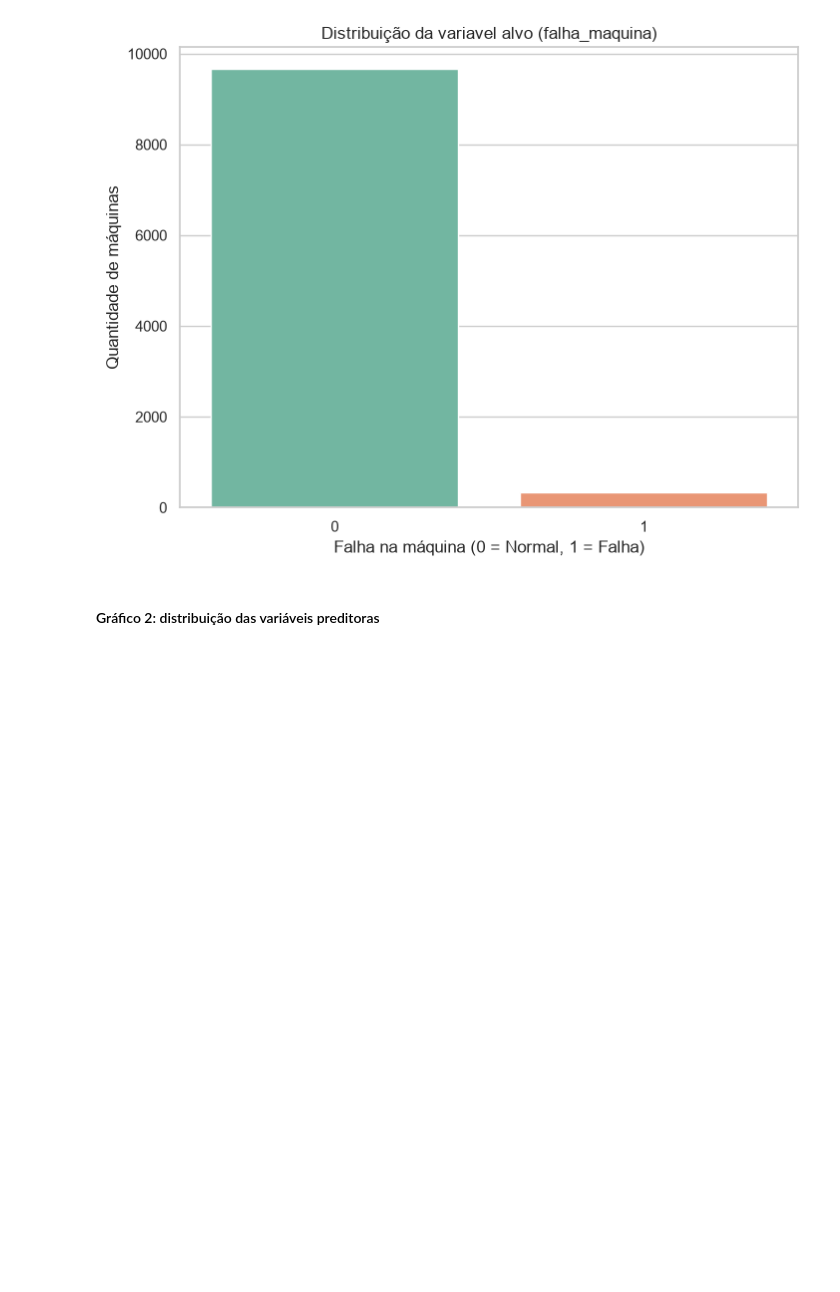
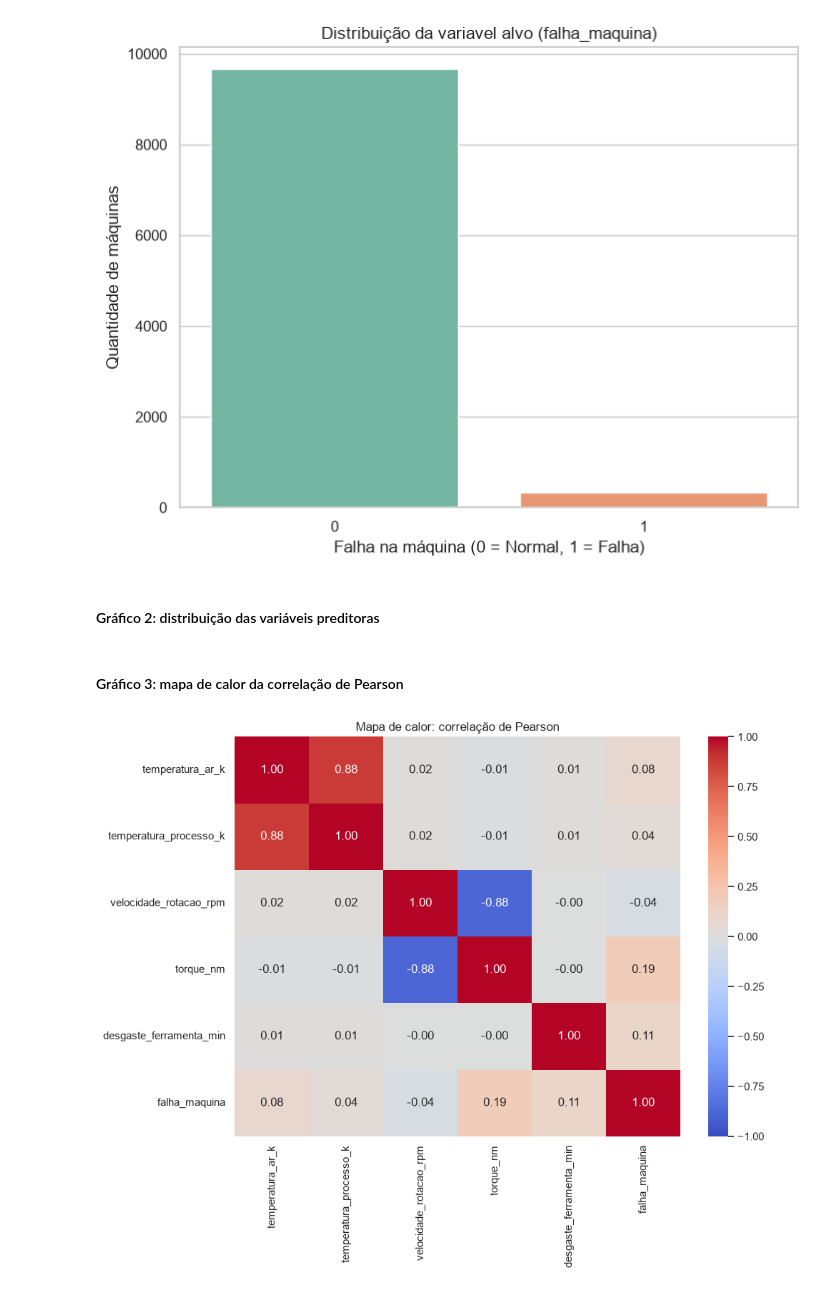
Before and after one commit to arthursphilippi-coder/manutencao-preditiva-ml, a Jupyter notebook: projeto_manutencao_preditiva.ipynb, the cells around one changed output. Cells and saved outputs as stored; diff of their text form; code cells hidden in the pictures; blank space fills up the shorter version.

Commit message:
implementa mapa de calor de correlacao

```diff
--- a/projeto_manutencao_preditiva.ipynb
+++ b/projeto_manutencao_preditiva.ipynb
@@ -124,3 +124,18 @@ eixos[5].axis("off")
 
 plt.tight_layout()
 plt.show()
+# %% [markdown]
+#### Gráfico 3: mapa de calor da correlação de Pearson
+# %%
+colunas_corr = ['temperatura_ar_k', 'temperatura_processo_k', 'velocidade_rotacao_rpm',
+'torque_nm', 'desgaste_ferramenta_min', 'falha_maquina']
+
+correlacao = df[colunas_corr].corr(method='pearson')
+
+plt.figure(figsize=(10, 8))
+sns.heatmap(correlacao, annot=True, fmt=".2f", cmap="coolwarm", vmin=-1, vmax=1,center=0)
+plt.title("Mapa de calor: correlação de Pearson")
+plt.tight_layout()
+plt.show()
+# %% [output]
+[figure, added]
```
